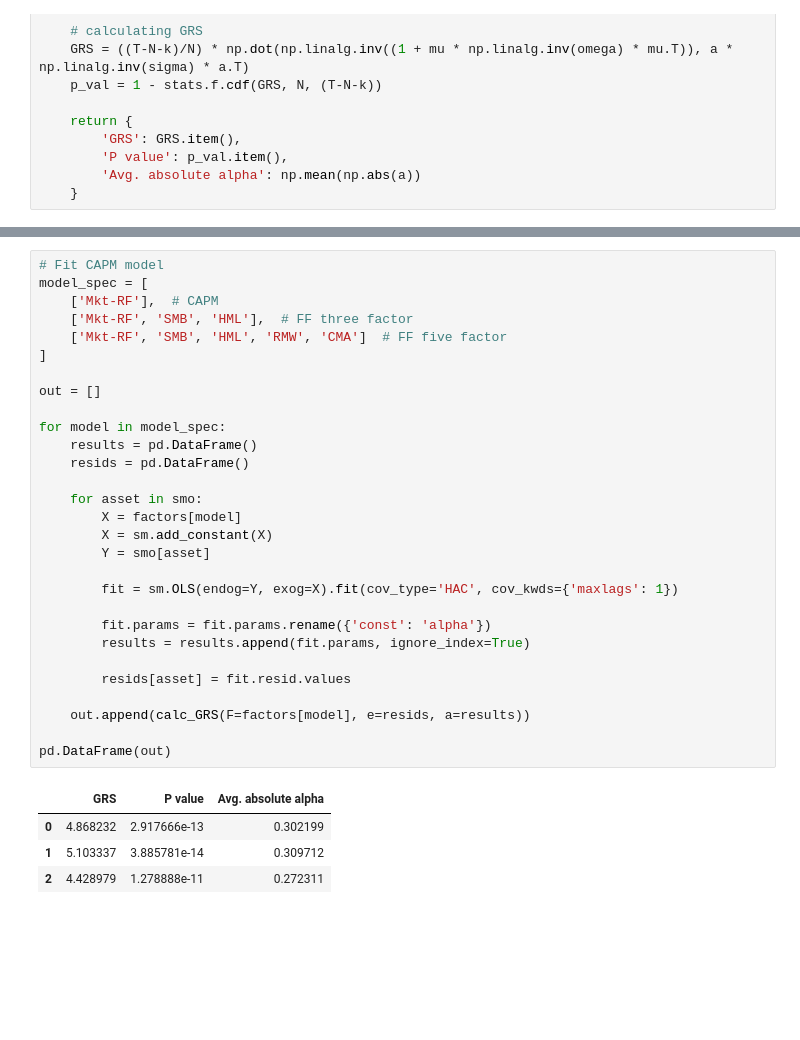
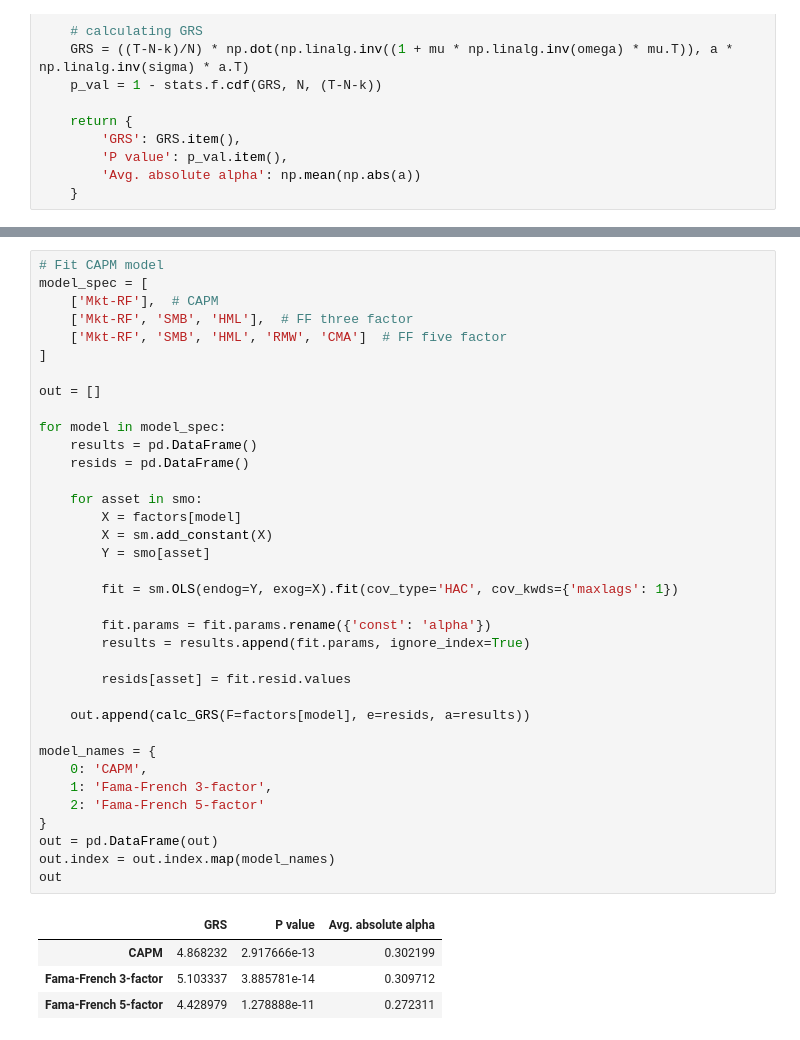
Before and after one commit to ismand95/QFE, a Jupyter notebook: Problem Set 4 - Cross-Sectional Asset Pricing/My Solution/Problem Set 4 - Cross-Sectional Asset Pricing.ipynb, the cells around one changed output, grey strips where cells are left out. Drawn from its saved outputs; the diff is of its cells as text; blank space fills up the shorter version.

```diff
--- a/Problem Set 4 - Cross-Sectional Asset Pricing/My Solution/Problem Set 4 - Cross-Sectional Asset Pricing.ipynb
+++ b/Problem Set 4 - Cross-Sectional Asset Pricing/My Solution/Problem Set 4 - Cross-Sectional Asset Pricing.ipynb
@@ -216,34 +246,41 @@ pd.DataFrame(out)
 # %%
 # Fit CAPM model
 model_spec = [
     ['Mkt-RF'],  # CAPM
     ['Mkt-RF', 'SMB', 'HML'],  # FF three factor
     ['Mkt-RF', 'SMB', 'HML', 'RMW', 'CMA']  # FF five factor
 ]
 
 out = []
 
 for model in model_spec:
     results = pd.DataFrame()
     resids = pd.DataFrame()
 
     for asset in smo:
         X = factors[model]
         X = sm.add_constant(X)
         Y = smo[asset]
 
         fit = sm.OLS(endog=Y, exog=X).fit(cov_type='HAC', cov_kwds={'maxlags': 1})
 
         fit.params = fit.params.rename({'const': 'alpha'})
         results = results.append(fit.params, ignore_index=True)
 
         resids[asset] = fit.resid.values
 
     out.append(calc_GRS(F=factors[model], e=resids, a=results))
 
-pd.DataFrame(out)
+model_names = {
+    0: 'CAPM',
+    1: 'Fama-French 3-factor',
+    2: 'Fama-French 5-factor'
+}
+out = pd.DataFrame(out)
+out.index = out.index.map(model_names)
+out
 # %% [output]
 |  | GRS | P value | Avg. absolute alpha |
-| 0 | 4.868232 | 2.917666e-13 | 0.302199 |
-| 1 | 5.103337 | 3.885781e-14 | 0.309712 |
-| 2 | 4.428979 | 1.278888e-11 | 0.272311 |
+| CAPM | 4.868232 | 2.917666e-13 | 0.302199 |
+| Fama-French 3-factor | 5.103337 | 3.885781e-14 | 0.309712 |
+| Fama-French 5-factor | 4.428979 | 1.278888e-11 | 0.272311 |
```
Also changed, not shown: parts of 26 cells of this notebook.
